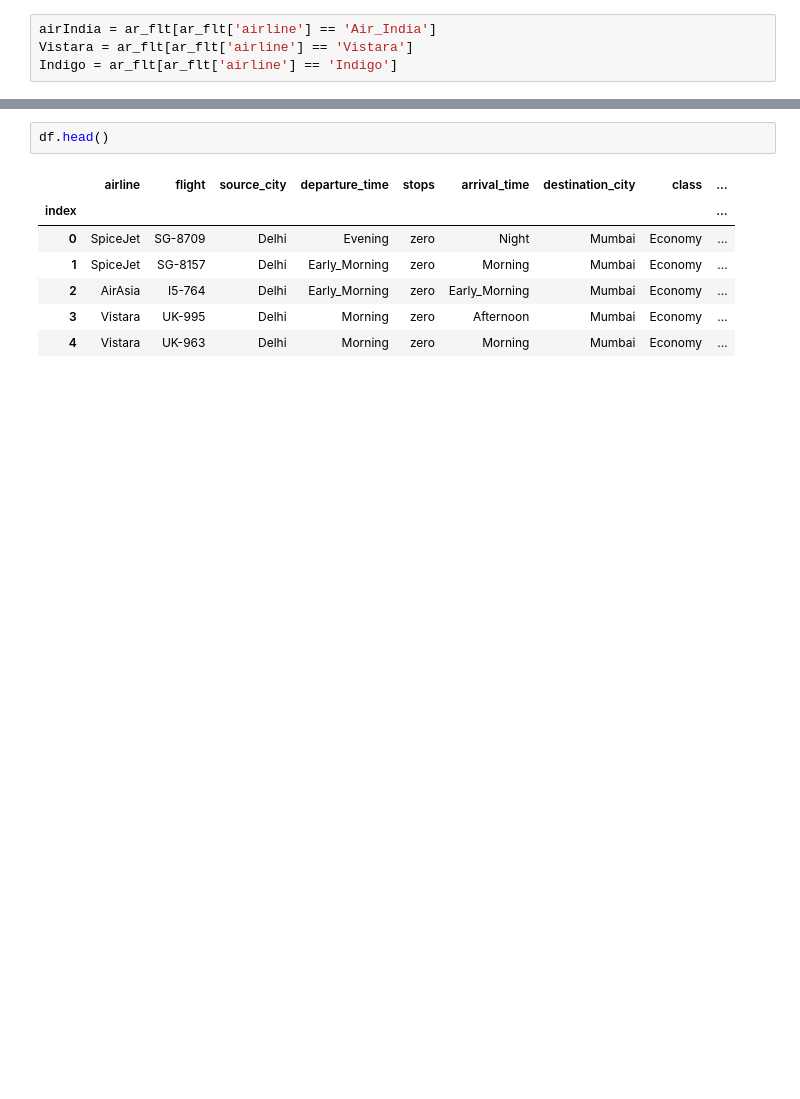
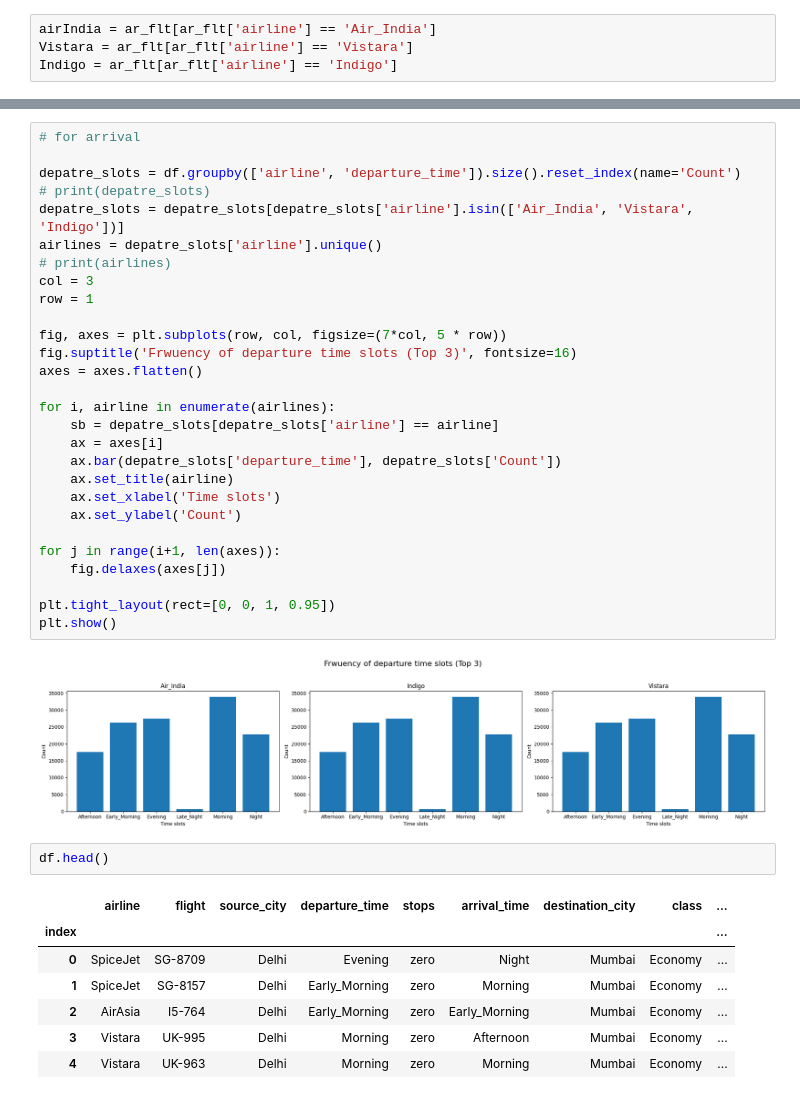
Before and after one commit to GawliYash20/Case-Studies-Data-Science, a Jupyter notebook: Airline_Flight_Analysis.ipynb, the cells around one changed output, grey strips where cells are left out. Drawn from its saved outputs; the diff is of its cells as text; blank space fills up the shorter version.

```diff
--- a/Airline_Flight_Analysis.ipynb
+++ b/Airline_Flight_Analysis.ipynb
@@ -244,3 +242,33 @@ plt.show()
+# %%
+# for arrival
+
+depatre_slots = df.groupby(['airline', 'departure_time']).size().reset_index(name='Count')
+# print(depatre_slots)
+depatre_slots = depatre_slots[depatre_slots['airline'].isin(['Air_India', 'Vistara', 'Indigo'])]
+airlines = depatre_slots['airline'].unique()
+# print(airlines)
+col = 3
+row = 1
+
+fig, axes = plt.subplots(row, col, figsize=(7*col, 5 * row))
+fig.suptitle('Frwuency of departure time slots (Top 3)', fontsize=16)
+axes = axes.flatten()
+
+for i, airline in enumerate(airlines):
+    sb = depatre_slots[depatre_slots['airline'] == airline]
+    ax = axes[i]
+    ax.bar(depatre_slots['departure_time'], depatre_slots['Count'])
+    ax.set_title(airline)
+    ax.set_xlabel('Time slots')
+    ax.set_ylabel('Count')
+
+for j in range(i+1, len(axes)):
+    fig.delaxes(axes[j])
+
+plt.tight_layout(rect=[0, 0, 1, 0.95])
+plt.show()
+# %% [output]
+[figure, added]
 # %%
 df.head()
 # %% [output]
```
Also changed, not shown: parts of 20 cells of this notebook, 2 other files.
